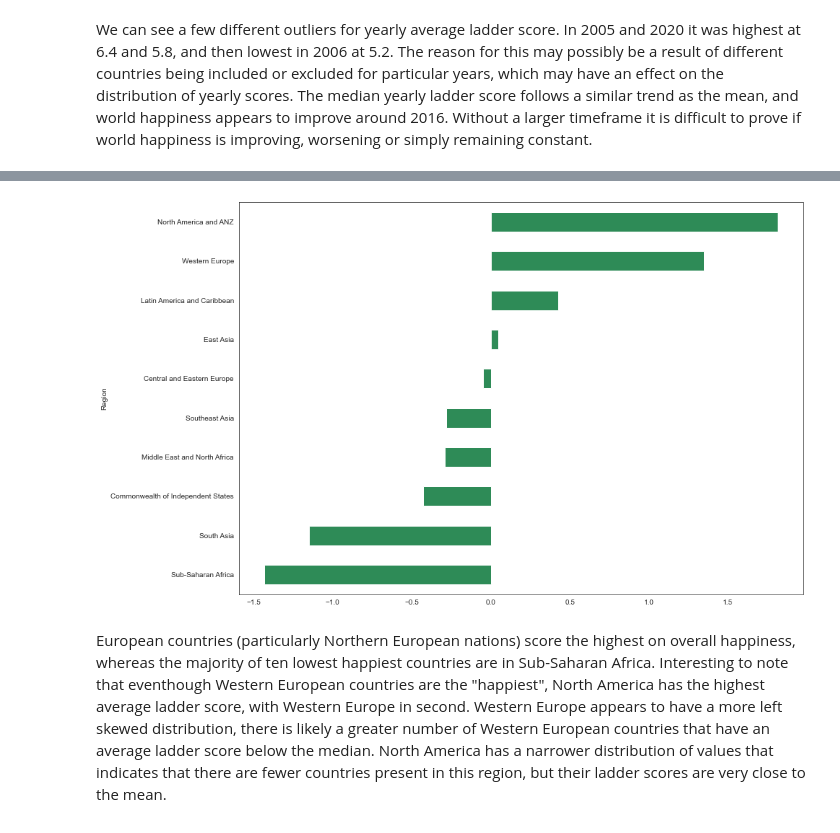
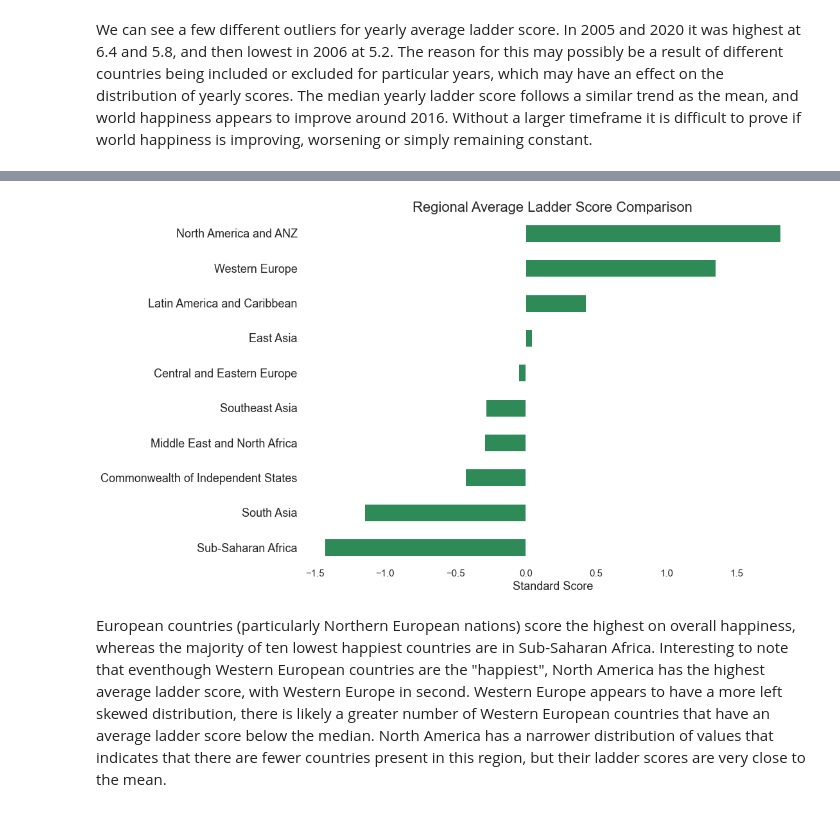
Before and after one commit to paul-trood/Portfolio-World_Happiness_Report, a Jupyter notebook: world_happiness.ipynb, the cells around one changed output, grey strips where cells are left out. Drawn from its saved outputs; the diff is of its cells as text; code cells hidden in the pictures.

```diff
--- a/world_happiness.ipynb
+++ b/world_happiness.ipynb
@@ -960,0 +955,9 @@ g.set_xlabels("Ladder Score");
+# %%
+fig, axes = plt.subplots(5,2, figsize=(14,12), dpi=100, sharex=True, sharey=True)
+
+for i, (ax, region) in enumerate(zip(axes.flatten(), full_report["Region"].unique())):
+    x = full_report.loc[full_report["Region"]==region, "Ladder Score"]
+    ax.hist(x, density = True, label=str(region), color = "seagreen")
+    ax.set_title(region)
+plt.suptitle("Histogram Regional Average Ladder Score", y= .965, size=16)
+plt.show()
@@ -1013,12 +1023,20 @@ sns.despine();
 # %%
 # Regional standard scores
 # Lambda function calculates:
 # each region ladder score - dataframe ladder score mean / dataframe standard deviation
-region_group.set_index("Region")["Ladder Score"]\
+ax = region_group.set_index("Region")["Ladder Score"]\
                                                 .transform(lambda x: (x- x.mean()) / x.std()).sort_values()\
-                                                .plot(kind="barh",figsize=(14,10), color="seagreen");
+                                                .plot(kind="barh",figsize=(14,10), color="seagreen")
+
+plt.xticks(size=15)
+plt.yticks(size=18)
+plt.ylabel("")
+plt.xlabel("Standard Score", size=18)
+plt.title("Regional Average Ladder Score Comparison", size=22)
+for location in ["left", "right", "top", "bottom"]:
+    ax.spines[location].set_visible(False)
 # %% [output]
-[figure, old version]
+[figure, new version]
 # %% [markdown]
 European countries (particularly Northern European nations) score the highest on overall happiness, whereas the majority of ten lowest happiest countries are in Sub-Saharan Africa.
 Interesting to note that eventhough Western European countries are the "happiest", North America has the highest average ladder score, with Western Europe in second. Western Europe appears to have a more left skewed distribution, there is likely a greater number of Western European countries that have an average ladder score below the median.
```
Also changed, not shown: parts of 14 cells of this notebook.
